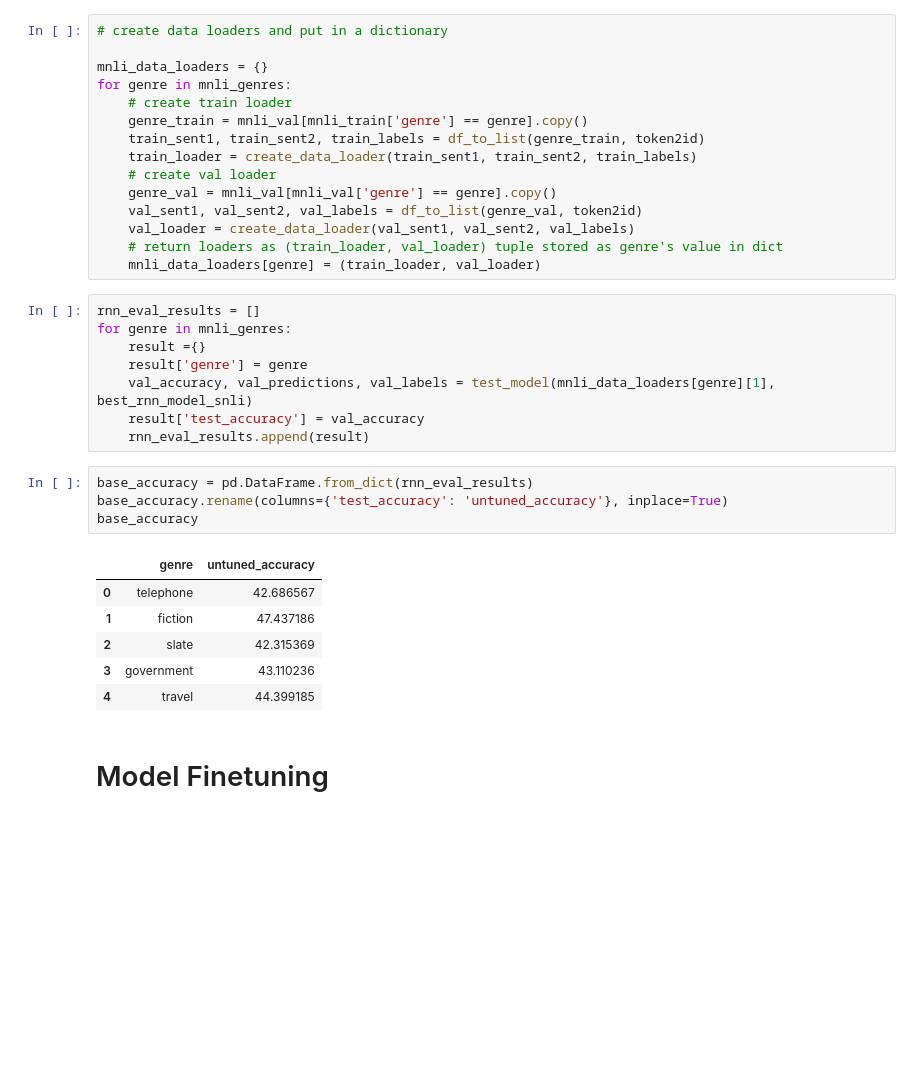
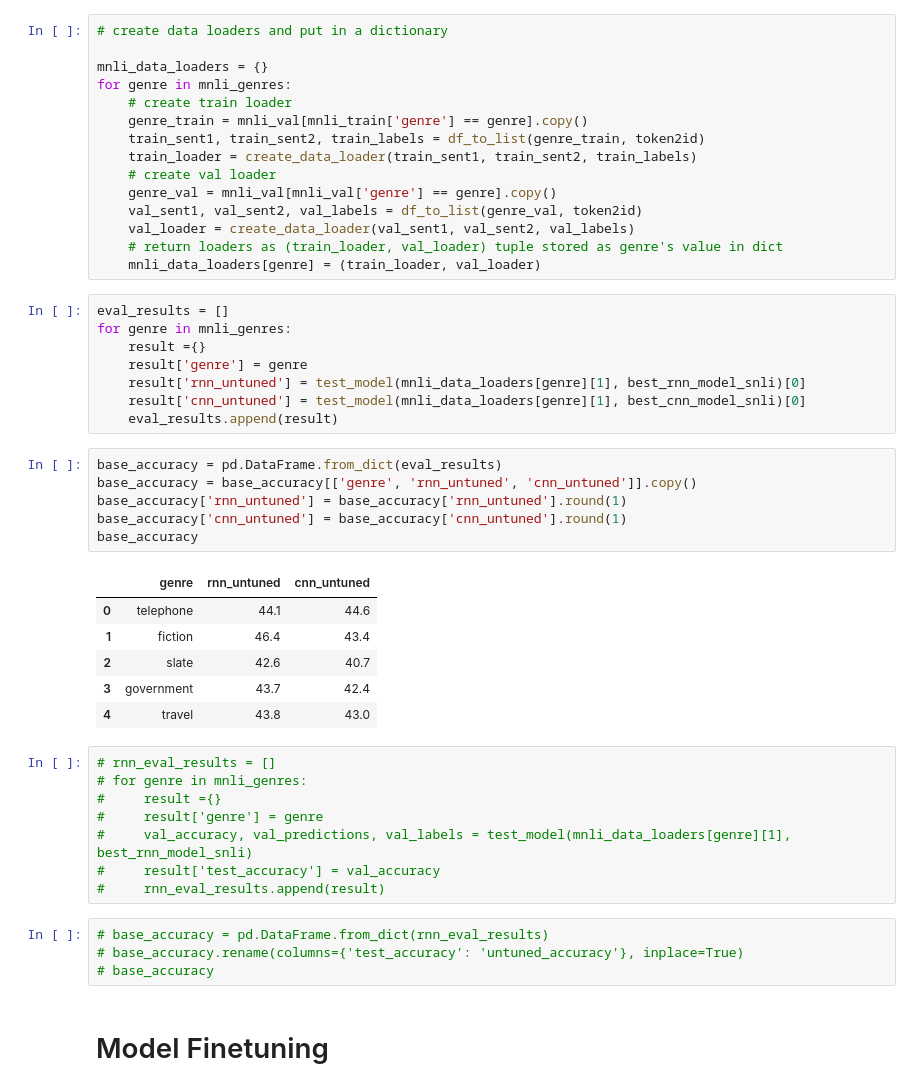
Before and after one commit to nyjgary/nlp-snli, a Jupyter notebook: nlp-snli.ipynb, the cells around one changed output. Drawn from its saved outputs; the diff is of its cells as text; blank space fills up the shorter version.

Commit message:
Score CNN model on MultiNLI

```diff
--- a/nlp-snli.ipynb
+++ b/nlp-snli.ipynb
@@ -1108,25 +1108,39 @@ for genre in mnli_genres:
     val_loader = create_data_loader(val_sent1, val_sent2, val_labels)
     # return loaders as (train_loader, val_loader) tuple stored as genre's value in dict
     mnli_data_loaders[genre] = (train_loader, val_loader)
+# %%
+eval_results = []
+for genre in mnli_genres:
+    result ={}
+    result['genre'] = genre
+    result['rnn_untuned'] = test_model(mnli_data_loaders[genre][1], best_rnn_model_snli)[0]
+    result['cnn_untuned'] = test_model(mnli_data_loaders[genre][1], best_cnn_model_snli)[0]
+    eval_results.append(result)
+# %%
+base_accuracy = pd.DataFrame.from_dict(eval_results)
+base_accuracy = base_accuracy[['genre', 'rnn_untuned', 'cnn_untuned']].copy()
+base_accuracy['rnn_untuned'] = base_accuracy['rnn_untuned'].round(1)
+base_accuracy['cnn_untuned'] = base_accuracy['cnn_untuned'].round(1)
+base_accuracy
+# %% [output]
+|  | genre | rnn_untuned | cnn_untuned |
+| 0 | telephone | 44.1 | 44.6 |
+| 1 | fiction | 46.4 | 43.4 |
+| 2 | slate | 42.6 | 40.7 |
+| 3 | government | 43.7 | 42.4 |
+| 4 | travel | 43.8 | 43.0 |
 # %%
-rnn_eval_results = []
-for genre in mnli_genres:
-    result ={}
-    result['genre'] = genre
-    val_accuracy, val_predictions, val_labels = test_model(mnli_data_loaders[genre][1], best_rnn_model_snli)
-    result['test_accuracy'] = val_accuracy
-    rnn_eval_results.append(result)
+# rnn_eval_results = []
+# for genre in mnli_genres:
+#     result ={}
+#     result['genre'] = genre
+#     val_accuracy, val_predictions, val_labels = test_model(mnli_data_loaders[genre][1], best_rnn_model_snli)
+#     result['test_accuracy'] = val_accuracy
+#     rnn_eval_results.append(result)
 # %%
-base_accuracy = pd.DataFrame.from_dict(rnn_eval_results)
-base_accuracy.rename(columns={'test_accuracy': 'untuned_accuracy'}, inplace=True)
-base_accuracy
+# base_accuracy = pd.DataFrame.from_dict(rnn_eval_results)
+# base_accuracy.rename(columns={'test_accuracy': 'untuned_accuracy'}, inplace=True)
+# base_accuracy
-# %% [output]
-|  | genre | untuned_accuracy |
-| 0 | telephone | 42.686567 |
-| 1 | fiction | 47.437186 |
-| 2 | slate | 42.315369 |
-| 3 | government | 43.110236 |
-| 4 | travel | 44.399185 |
 # %% [markdown]
 # Model Finetuning
 # %%
```
Also changed, not shown: parts of 1 cell of this notebook.
